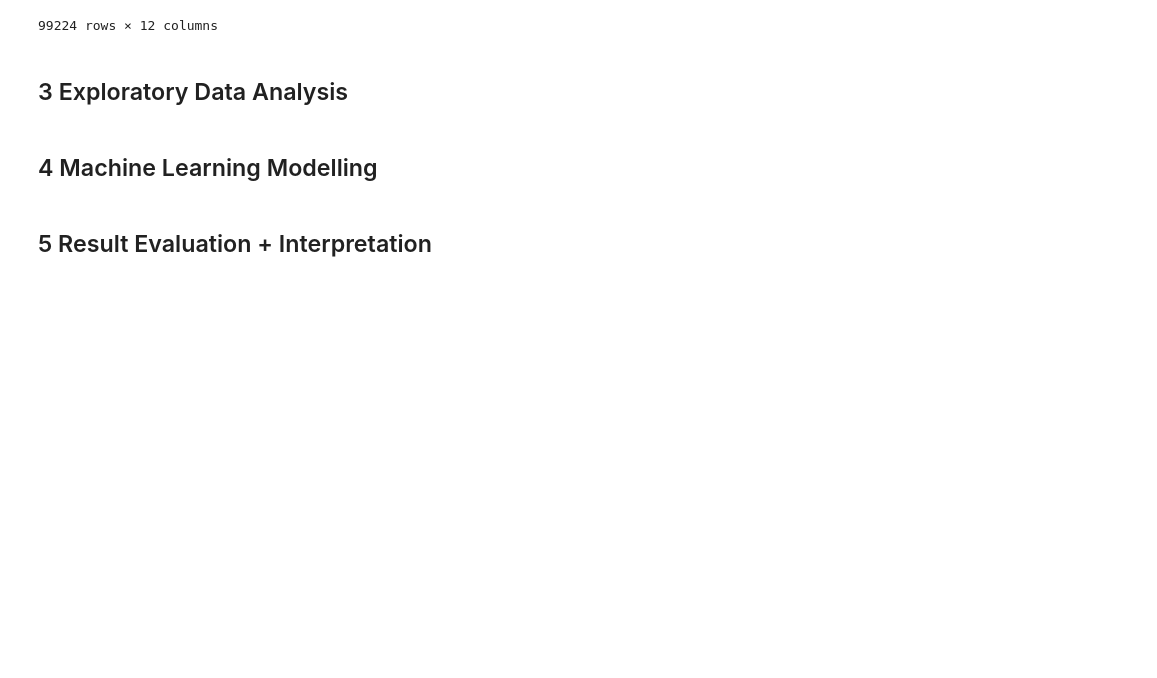
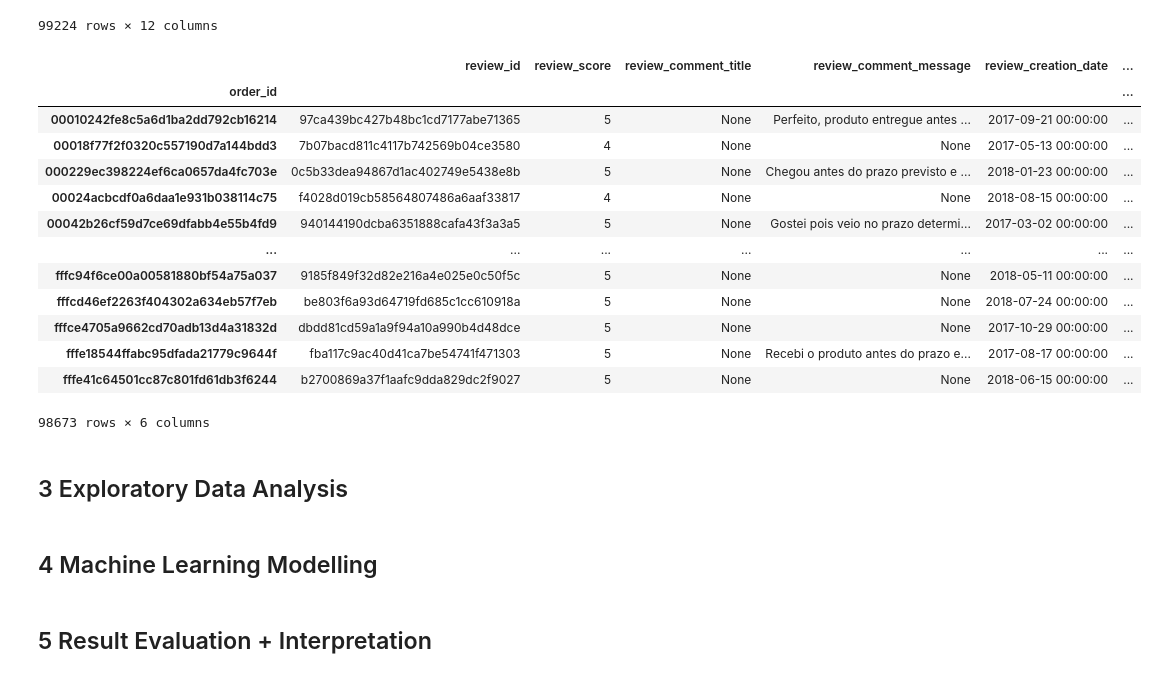
Before and after one commit to hilarylimyuxuan/Customer-Segmentation-Model, a Jupyter notebook: Olist Customer Segmentation Model.ipynb, the cells around one changed output. Drawn from its saved outputs; the diff is of its cells as text; code cells hidden in the pictures; blank space fills up the shorter version.

```diff
--- a/Olist Customer Segmentation Model.ipynb
+++ b/Olist Customer Segmentation Model.ipynb
@@ -379,6 +668,25 @@ display(result)
 | 99222 | 1adeb9d84d72fe4e337617733eb85149 | 7725825d039fc1f0ceb7635e3f7d9206 | 4 | NaN | NaN | 2018-07-01 00:00:00 | ... |
 | 99223 | efe49f1d6f951dd88b51e6ccd4cc548f | 90531360ecb1eec2a1fbb265a0db0508 | 1 | NaN | meu produto chegou e ja tenho que... | 2017-07-03 00:00:00 | ... |
 99224 rows × 12 columns
+# %%
+##Group by order id
+review = order_review.groupby('order_id')
+review.first()
+# %% [output]
+|  | review_id | review_score | review_comment_title | review_comment_message | review_creation_date | ... |
+| order_id |  |  |  |  |  | ... |
+| 00010242fe8c5a6d1ba2dd792cb16214 | 97ca439bc427b48bc1cd7177abe71365 | 5 | None | Perfeito, produto entregue antes ... | 2017-09-21 00:00:00 | ... |
+| 00018f77f2f0320c557190d7a144bdd3 | 7b07bacd811c4117b742569b04ce3580 | 4 | None | None | 2017-05-13 00:00:00 | ... |
+| 000229ec398224ef6ca0657da4fc703e | 0c5b33dea94867d1ac402749e5438e8b | 5 | None | Chegou antes do prazo previsto e ... | 2018-01-23 00:00:00 | ... |
+| 00024acbcdf0a6daa1e931b038114c75 | f4028d019cb58564807486a6aaf33817 | 4 | None | None | 2018-08-15 00:00:00 | ... |
+| 00042b26cf59d7ce69dfabb4e55b4fd9 | 940144190dcba6351888cafa43f3a3a5 | 5 | None | Gostei pois veio no prazo determi... | 2017-03-02 00:00:00 | ... |
+| ... | ... | ... | ... | ... | ... | ... |
+| fffc94f6ce00a00581880bf54a75a037 | 9185f849f32d82e216a4e025e0c50f5c | 5 | None | None | 2018-05-11 00:00:00 | ... |
+| fffcd46ef2263f404302a634eb57f7eb | be803f6a93d64719fd685c1cc610918a | 5 | None | None | 2018-07-24 00:00:00 | ... |
+| fffce4705a9662cd70adb13d4a31832d | dbdd81cd59a1a9f94a10a990b4d48dce | 5 | None | None | 2017-10-29 00:00:00 | ... |
+| fffe18544ffabc95dfada21779c9644f | fba117c9ac40d41ca7be54741f471303 | 5 | None | Recebi o produto antes do prazo e... | 2017-08-17 00:00:00 | ... |
+| fffe41c64501cc87c801fd61db3f6244 | b2700869a37f1aafc9dda829dc2f9027 | 5 | None | None | 2018-06-15 00:00:00 | ... |
+98673 rows × 6 columns
 # %%
 ##To read the csv file of order review dataset
 order_review = pd.read_csv('olist_order_reviews_dataset.csv')
```
Also changed, not shown: parts of 20 cells of this notebook.
